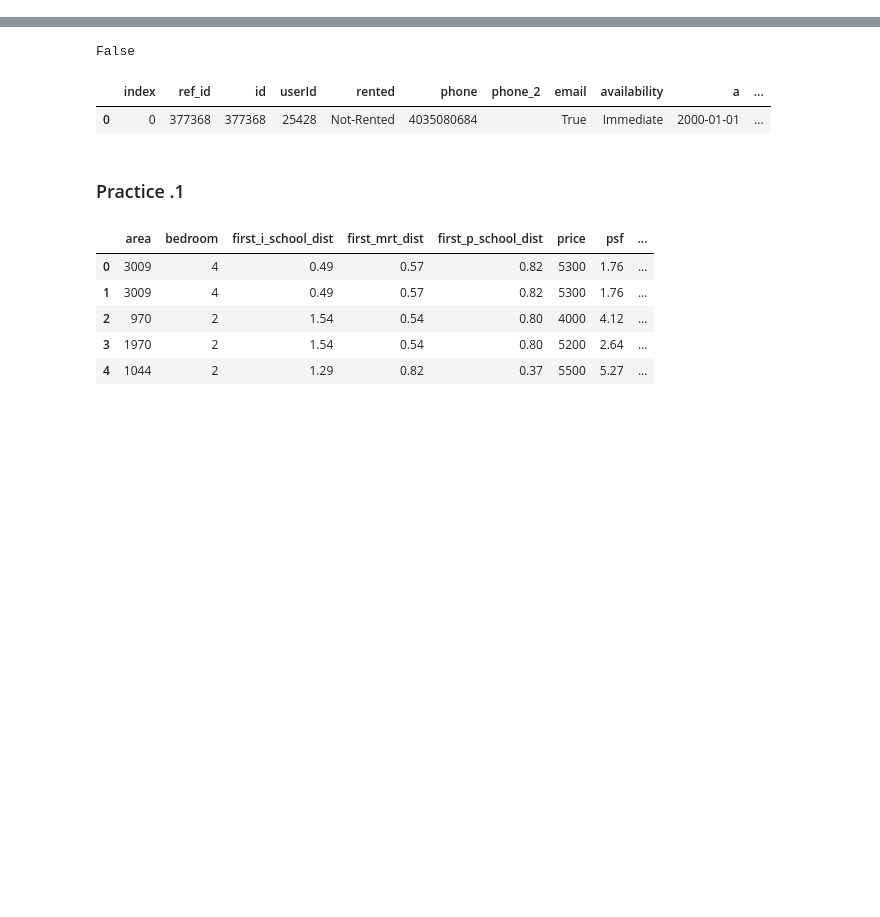
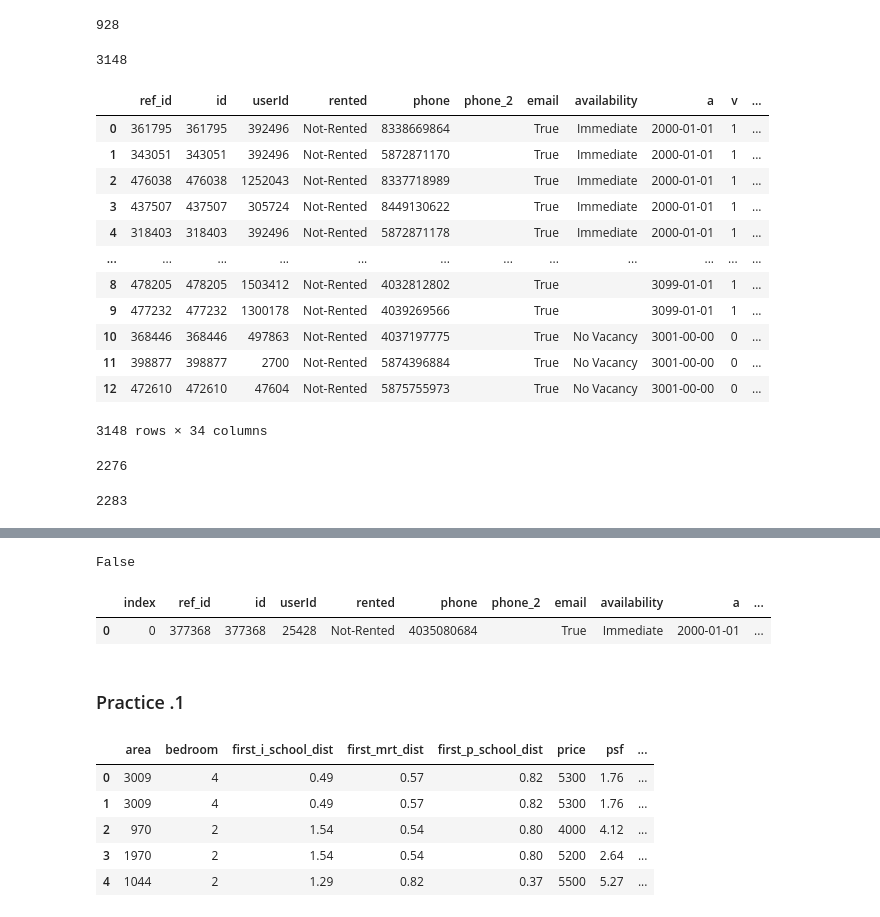
Before and after one commit to mitramir55/House-Price-Analyzer-Flask, a Jupyter notebook: 1-obs.ipynb, the cells around one changed output, grey strips where cells are left out. Drawn from its saved outputs; the diff is of its cells as text; code cells hidden in the pictures; blank space fills up the shorter version.

Commit message:
added the query for the full ds

```diff
--- a/1-obs.ipynb
+++ b/1-obs.ipynb
@@ -8,6 +8,12 @@ from termcolor import colored
 from urllib.request import urlopen
 import json
 pd.set_option('display.max_columns', None)
+# %%
+def get_json(url):
+    url = url.replace(" ", "%20")
+    response = urlopen(url)
+    data_json = json.loads(response.read())
+    return data_json
 # %%
 num_beds = '' # a digit or ''
 num_baths = ''
@@ -71,0 +64,3 @@ for i in range(len(df)):
+# %%
+df_total = pd.DataFrame()
+len(df_total)
@@ -71,0 +115,2 @@ for i in range(len(df)):
+# %%
+df = scrape_data(city='calgary', types=types)
@@ -71,0 +135,28 @@ for i in range(len(df)):
+# %%
+num_beds = '' # a digit or ''
+num_baths = ''
+min_price = ''
+max_price = ''
+available_in = ''
+various_ranges = [
+    (200,600), (600, 1000), (1000, 1500), (1500, 2000), (2000, 3000), (3000, 4000), (4000, 5000)
+    ]
+type = 'Apartment'
+city = 'calgary'
+
+df_apartment = pd.DataFrame()
+for (s, e) in various_ranges:
+
+    custom_url = f'https://www.rentfaster.ca/api/map.json?cities={city}&type={type}&price_range_adv[from]={s}&price_range_adv[to]={e}'
+
+    data_json = get_json(custom_url)
+    listings = data_json['listings']
+    df_subset = pd.DataFrame(listings)
+    df_apartment = pd.concat([df_apartment, df_subset], axis=0)
+
+    # print('Unique ids = ', (df.id.unique()))
+    print("Number of this section's unique ids = ", len(df_subset.id.unique()))
+    print('Number of all unique ids = ', len(df_apartment.id.unique()))
+
+    if 'search' in data_json.keys(): print('My search = ', data_json['search'])
+    if 'query' in data_json.keys(): print('My query = ', data_json['query'])
@@ -71,0 +202,25 @@ for i in range(len(df)):
+# %%
+len(df_apartment)
+# %% [output]
+928
+# %%
+len(df_concat)
+# %% [output]
+3148
+# %%
+df_concat = pd.concat([df, df_apartment], axis=0)
+df_concat
+# %% [output]
+|  | ref_id | id | userId | rented | phone | phone_2 | email | availability | a | v | ... |
+| 0 | 361795 | 361795 | 392496 | Not-Rented | 8338669864 |  | True | Immediate | 2000-01-01 | 1 | ... |
+| 1 | 343051 | 343051 | 392496 | Not-Rented | 5872871170 |  | True | Immediate | 2000-01-01 | 1 | ... |
+| 2 | 476038 | 476038 | 1252043 | Not-Rented | 8337718989 |  | True | Immediate | 2000-01-01 | 1 | ... |
+| 3 | 437507 | 437507 | 305724 | Not-Rented | 8449130622 |  | True | Immediate | 2000-01-01 | 1 | ... |
+| 4 | 318403 | 318403 | 392496 | Not-Rented | 5872871178 |  | True | Immediate | 2000-01-01 | 1 | ... |
+| ... | ... | ... | ... | ... | ... | ... | ... | ... | ... | ... | ... |
+| 8 | 478205 | 478205 | 1503412 | Not-Rented | 4032812802 |  | True |  | 3099-01-01 | 1 | ... |
+| 9 | 477232 | 477232 | 1300178 | Not-Rented | 4039269566 |  | True |  | 3099-01-01 | 1 | ... |
+| 10 | 368446 | 368446 | 497863 | Not-Rented | 4037197775 |  | True | No Vacancy | 3001-00-00 | 0 | ... |
+| 11 | 398877 | 398877 | 2700 | Not-Rented | 5874396884 |  | True | No Vacancy | 3001-00-00 | 0 | ... |
+| 12 | 472610 | 472610 | 47604 | Not-Rented | 5875755973 |  | True | No Vacancy | 3001-00-00 | 0 | ... |
+3148 rows × 34 columns
@@ -71,0 +231,4 @@ for i in range(len(df)):
+# %%
+len(df.id.unique())
+# %% [output]
+2276
@@ -71,0 +247,4 @@ for i in range(len(df)):
+# %%
+len(total_df.drop(columns=['utilities_included']).drop_duplicates())
+# %% [output]
+2283
```
Also changed, not shown: parts of 19 cells of this notebook.
